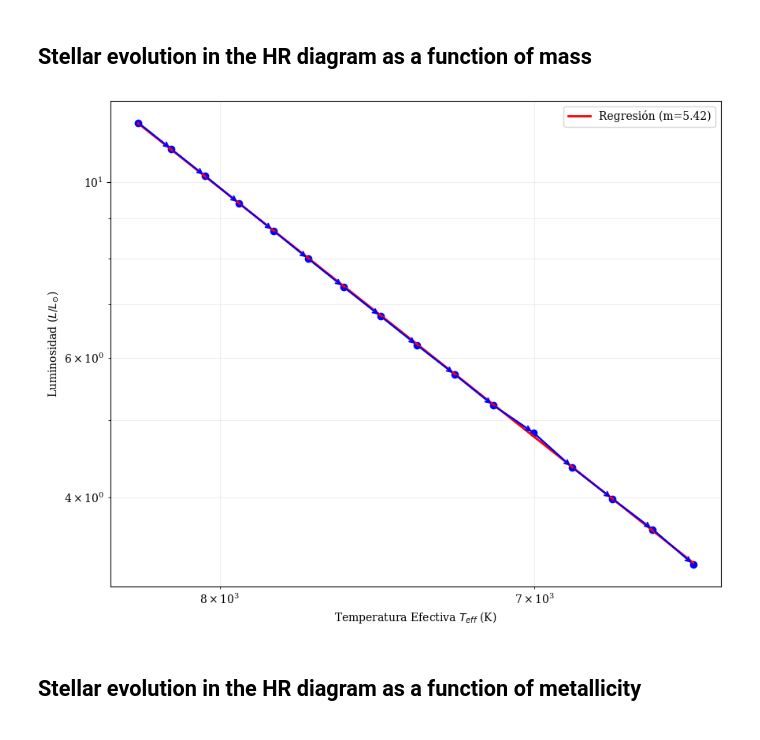
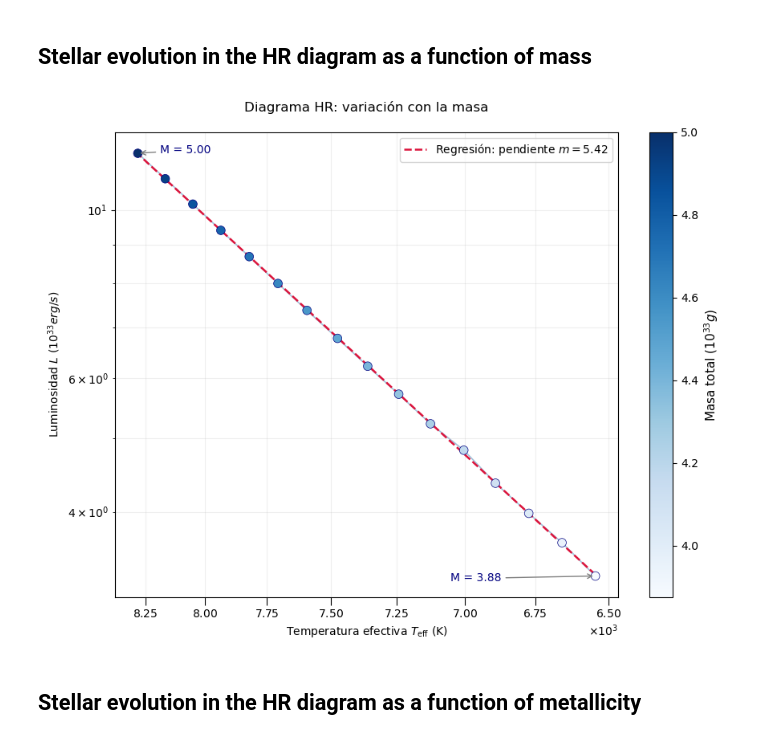
Before and after one commit to pablo-paez/Stellar-Interior-Model, a Jupyter notebook: example.ipynb, the cells around one changed output. Cells and saved outputs as stored; diff of their text form; code cells hidden in the pictures.

```diff
--- a/example.ipynb
+++ b/example.ipynb
@@ -170,53 +171,84 @@ plt.show()
 # %% [markdown]
 ## Stellar evolution in the HR diagram as a function of mass
 # %%
-M_=[5-0.075*i for i in range(16)]
-L=[None]*16
-T=[None]*16
-L__=7.5
-R_=11.5
-L_=45.5
+M_ = [5 - 0.075 * i for i in range(16)]
+L = [None] * 16
+T = [None] * 16
+L_ = 45.5
+R_ = 11.5
+
 for i in range(16):
-    _est__=StarModel(M_[i],0.75,0.2,L_,R_,1.5)
-    _est__.calculate(parametros_optimos=False,magnitudes_extra=False,mallado_final=False,all_mallados=False,r_inf=R_-0.8,r_sup=R_+0.2,L_inf=L_-10,L_sup=L_+5)
-    L[i]=_est__.Ltot
-    T[i]=_est__.effective_temp()
-    L_=int(_est__.Ltot)
-    R_=int(_est__.Rtot*10)/10
+    _est__ = StarModel(M_[i], 0.75, 0.2, L_, R_, 1.5)
+    _est__.calculate(
+        parametros_optimos=False, magnitudes_extra=False,
+        mallado_final=False, all_mallados=False,
+        r_inf=R_ - 0.8, r_sup=R_ + 0.2,
+        L_inf=L_ - 10, L_sup=L_ + 5
+    )
+    L[i] = _est__.Ltot
+    T[i] = _est__.effective_temp()
+    L_ = int(_est__.Ltot)
+    R_ = int(_est__.Rtot * 10) / 10
 
-plt.figure(figsize=(10, 8))
+L_sol = [l / 3.828 for l in L]
+norm_masa = plt.Normalize(vmin=min(M_), vmax=max(M_))
+cmap_masa = plt.colormaps['Blues']
 
-L=[L[j]/3.828 for j in range(len(L))]
+fig, ax = plt.subplots(figsize=(9, 7))
 
-plt.plot(T, L, marker='o', linestyle='-', color='b')
+ax.plot(T, L_sol, linestyle='-', color='steelblue', lw=1.2, alpha=0.5, zorder=1)
 
-for i in range(len(T) - 1):
-    plt.annotate('',
-                 xy=(T[i+1], L[i+1]),
-                 xytext=(T[i], L[i]),
-                 arrowprops=dict(arrowstyle="->", color='blue', lw=1.5))
+sc = ax.scatter(T, L_sol, c=M_, cmap='Blues', norm=norm_masa,
+                s=60, zorder=3, edgecolors='navy', linewidths=0.5)
 
-x=np.array(T)
-y=np.array(L)
+ax.annotate(
+    f'M = {M_[0]:.2f}',
+    xy=(T[0], L_sol[0]),
+    xytext=(20, 0),
+    textcoords='offset points',
+    fontsize=10, color='navy',
+    arrowprops=dict(arrowstyle='->', color='gray', lw=1),
+)
+ax.annotate(
+    f'M = {M_[-1]:.2f}',
+    xy=(T[-1], L_sol[-1]),
+    xytext=(-130, -5),
+    textcoords='offset points',
+    fontsize=10, color='navy',
+    arrowprops=dict(arrowstyle='->', color='gray', lw=1),
+)
 
-m, b = np.polyfit(np.log10(x), np.log10(y), 1)
+x_arr = np.array(T)
+y_arr = np.array(L_sol)
+m_reg, b_reg = np.polyfit(np.log10(x_arr), np.log10(y_arr), 1)
+x_recta = np.linspace(min(x_arr), max(x_arr), 200)
+y_recta = 10 ** (m_reg * np.log10(x_recta) + b_reg)
+ax.plot(x_recta, y_recta, color='crimson', lw=1.8, ls='--',
+        label=fr'Regresión: pendiente $m = {m_reg:.2f}$', zorder=2)
 
-x_recta = np.linspace(min(x), max(x), 100)
-y_recta = 10**(m * np.log10(x_recta) + b)
-plt.plot(x_recta, y_recta, color='red', lw=2, label=f'Regresión (m={m:.2f})')
+cbar = plt.colorbar(sc, ax=ax)
+cbar.set_label(r'Masa total $(10^{33}g)$', fontsize=11)
 
-plt.xscale('log')
-plt.yscale('log')
-plt.gca().invert_xaxis()
+ax.set_xscale('log')
+ax.set_yscale('log')
+ax.invert_xaxis()
+ax.set_xlabel(r'Temperatura efectiva $T_\mathrm{eff}\ \mathrm{(K)}$')
+ax.set_ylabel(r'Luminosidad $L\ (10^{33}erg/s)$')
+ax.set_title('Diagrama HR: variación con la masa\n')
+ax.legend(loc='upper right')
 
-plt.xlabel(r'Temperatura Efectiva $T_{eff}$ (K)')
-plt.ylabel(r'Luminosidad ($L/L_{\odot}$)')
-plt.legend()
+
+ticks_x = np.arange(6500, 8500, 250)
+ax.xaxis.set_major_locator(FixedLocator(ticks_x))
+ax.xaxis.set_major_formatter(ScalarFormatter(useMathText=True))
+ax.ticklabel_format(axis='x', style='sci', scilimits=(3, 3))
+ax.tick_params(axis='x', which='major', length=7, rotation=0)
+
+plt.tight_layout()
 plt.grid(True, which='both', alpha=0.2)
-
 plt.show()
 # %% [output]
-[figure, old version]
+[figure, new version]
 # %% [markdown]
 ## Stellar evolution in the HR diagram as a function of metallicity
 # %%
```
Also changed, not shown: parts of 2 cells of this notebook.
